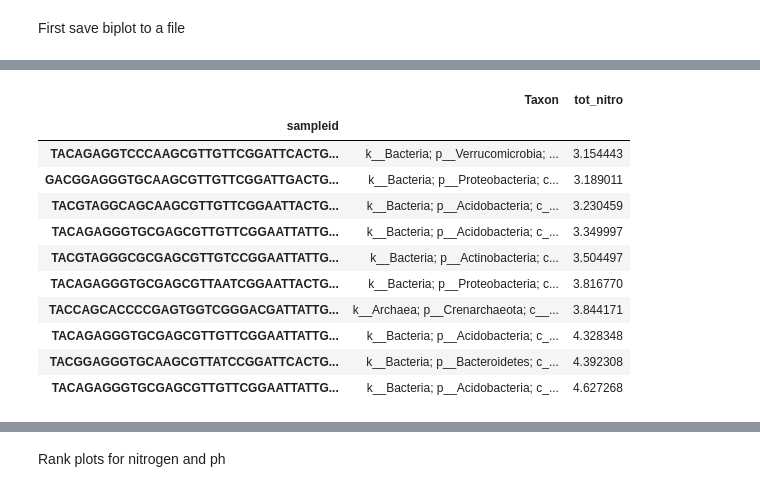
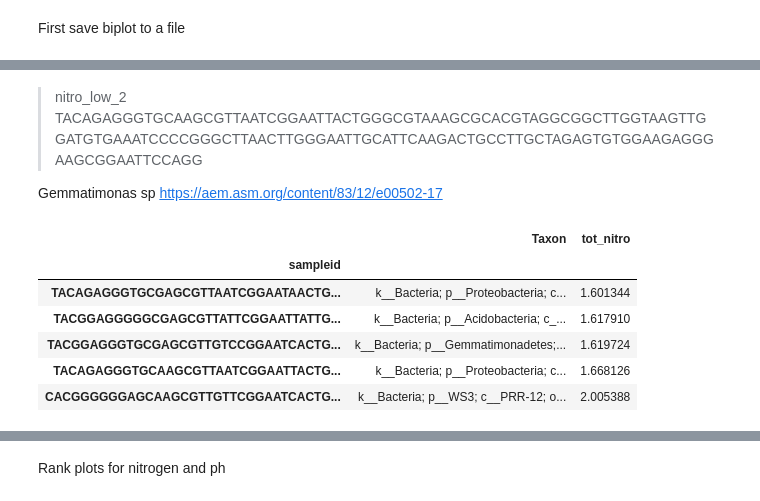
Before and after one commit to knightlab-analyses/reference-frames, a Jupyter notebook: ipynb/Figure4.ipynb, the cells around one changed output, grey strips where cells are left out. Cells and saved outputs as stored; diff of their text form; code cells hidden in the pictures.

```diff
--- a/ipynb/Figure4.ipynb
+++ b/ipynb/Figure4.ipynb
@@ -144,0 +133,5 @@ Not much
+# %% [markdown]
+>nitro_low_2
+TACAGAGGGTGCAAGCGTTAATCGGAATTACTGGGCGTAAAGCGCACGTAGGCGGCTTGGTAAGTTGGATGTGAAATCCCCGGGCTTAACTTGGGAATTGCATTCAAGACTGCCTTGCTAGAGTGTGGAAGAGGGAAGCGGAATTCCAGG
+
+Gemmatimonas sp https://aem.asm.org/content/83/12/e00502-17
@@ -145,15 +140,10 @@ Not much
 # %%
-beta[['Taxon', 'tot_nitro']].sort_values('tot_nitro').tail(10)
+beta[['Taxon', 'tot_nitro']].sort_values('tot_nitro').tail(5)
 # %% [output]
 |  | Taxon | tot_nitro |
 | sampleid |  |  |
-| TACAGAGGTCCCAAGCGTTGTTCGGATTCACTG... | k__Bacteria; p__Verrucomicrobia; ... | 3.154443 |
-| GACGGAGGGTGCAAGCGTTGTTCGGATTGACTG... | k__Bacteria; p__Proteobacteria; c... | 3.189011 |
-| TACGTAGGCAGCAAGCGTTGTTCGGAATTACTG... | k__Bacteria; p__Acidobacteria; c_... | 3.230459 |
-| TACAGAGGGTGCGAGCGTTGTTCGGAATTATTG... | k__Bacteria; p__Acidobacteria; c_... | 3.349997 |
-| TACGTAGGGCGCGAGCGTTGTCCGGAATTATTG... | k__Bacteria; p__Actinobacteria; c... | 3.504497 |
-| TACAGAGGGTGCGAGCGTTAATCGGAATTACTG... | k__Bacteria; p__Proteobacteria; c... | 3.816770 |
-| TACCAGCACCCCGAGTGGTCGGGACGATTATTG... | k__Archaea; p__Crenarchaeota; c__... | 3.844171 |
-| TACAGAGGGTGCGAGCGTTGTTCGGAATTATTG... | k__Bacteria; p__Acidobacteria; c_... | 4.328348 |
-| TACGGAGGGTGCAAGCGTTATCCGGATTCACTG... | k__Bacteria; p__Bacteroidetes; c_... | 4.392308 |
-| TACAGAGGGTGCGAGCGTTGTTCGGAATTATTG... | k__Bacteria; p__Acidobacteria; c_... | 4.627268 |
+| TACAGAGGGTGCGAGCGTTAATCGGAATAACTG... | k__Bacteria; p__Proteobacteria; c... | 1.601344 |
+| TACGGAGGGGGCGAGCGTTATTCGGAATTATTG... | k__Bacteria; p__Acidobacteria; c_... | 1.617910 |
+| TACGGAGGGTGCGAGCGTTGTCCGGAATCACTG... | k__Bacteria; p__Gemmatimonadetes;... | 1.619724 |
+| TACAGAGGGTGCAAGCGTTAATCGGAATTACTG... | k__Bacteria; p__Proteobacteria; c... | 1.668126 |
+| CACGGGGGGAGCAAGCGTTGTTCGGAATCACTG... | k__Bacteria; p__WS3; c__PRR-12; o... | 2.005388 |
```
Also changed, not shown: parts of 21 cells of this notebook, 3 other files.
